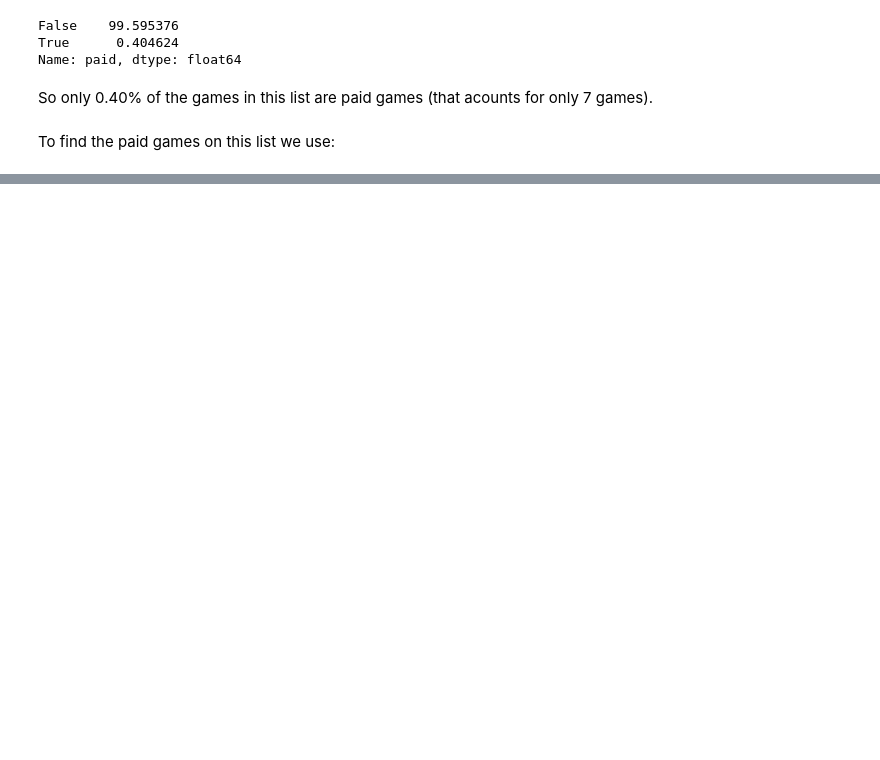
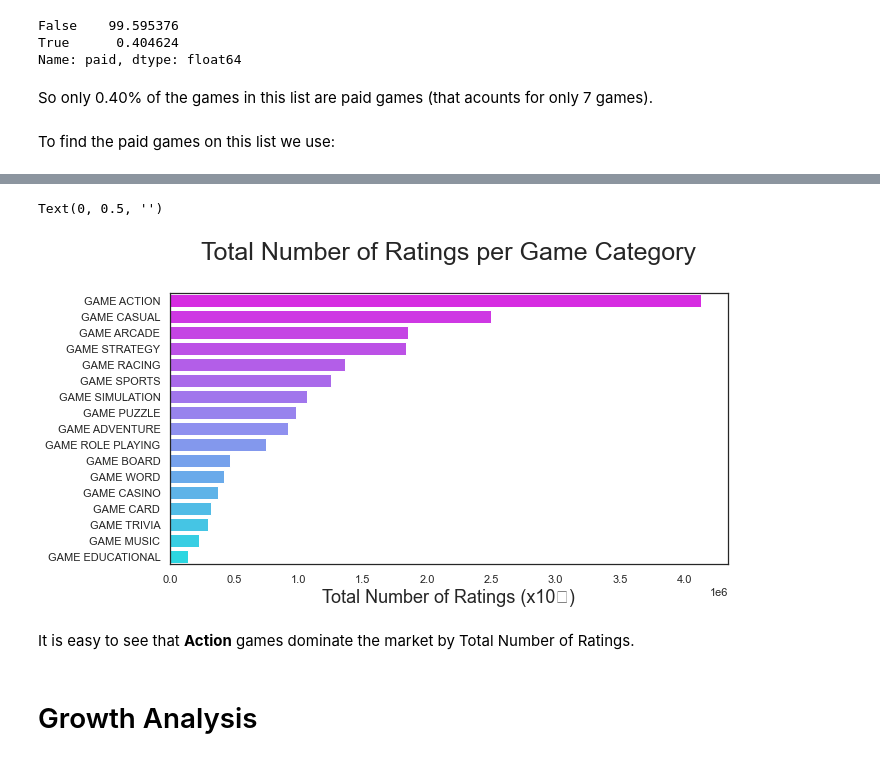
Before and after one commit to diascarolina/top-play-store-games-eda, a Jupyter notebook: Top Google Play Store Games/top-games-on-google-play-store-an-eda.ipynb, the cells around one changed output, grey strips where cells are left out. Cells and saved outputs as stored; diff of their text form; code cells hidden in the pictures; blank space fills up the shorter version.

```diff
--- a/Top Google Play Store Games/top-games-on-google-play-store-an-eda.ipynb
+++ b/Top Google Play Store Games/top-games-on-google-play-store-an-eda.ipynb
@@ -208,0 +295,22 @@ From this, we see that the category __'GAME WORD'__ has the highest final rating
+# %%
+f, ax = plt.subplots(figsize = (10, 5))
+
+sns.barplot(x = 'total ratings',
+            y = 'category',
+            data = categories_df,
+            palette = 'cool_r',
+            order = categories_df.sort_values('total ratings', ascending = False).category)
+
+ax.set_title('Total Number of Ratings per Game Category',
+             fontsize = 25,
+             y = 1.1)
+
+ax.set_xlabel('Total Number of Ratings (x10⁶)',fontsize = 18)
+ax.set_ylabel('')
+# %% [output]
+Text(0, 0.5, '')
+[figure, added]
+# %% [markdown]
+It is easy to see that __Action__ games dominate the market by Total Number of Ratings.
+# %% [markdown]
+# Growth Analysis
```
Also changed, not shown: parts of 53 cells of this notebook.
